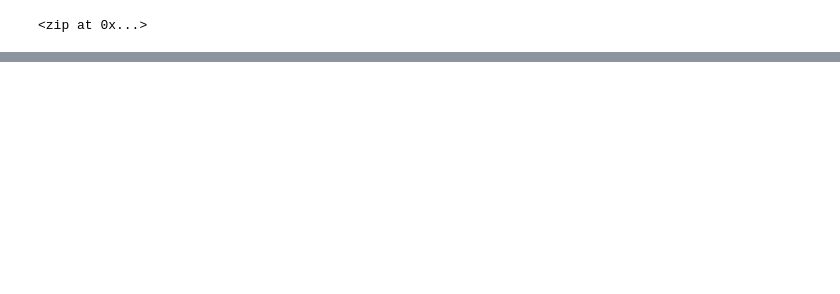
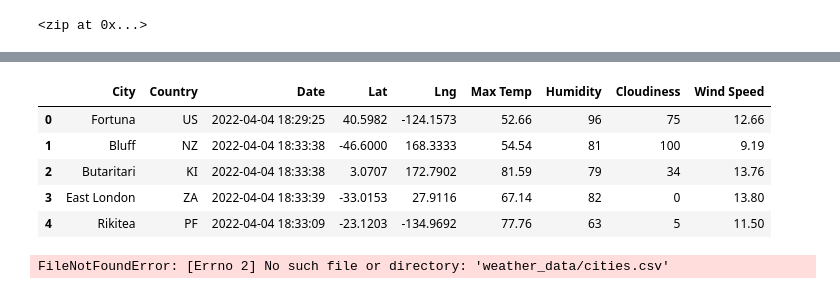
Before and after one commit to sdivakarla/World_Weather_Analysis, a Jupyter notebook: WeatherPy.ipynb, the cells around one changed output, grey strips where cells are left out. Drawn from its saved outputs; the diff is of its cells as text; code cells hidden in the pictures; blank space fills up the shorter version.

```diff
--- a/WeatherPy.ipynb
+++ b/WeatherPy.ipynb
@@ -56,0 +168,18 @@ len(cities)
+# %%
+new_column_order = ["City", "Country", "Date", "Lat", "Lng", "Max Temp", "Humidity", "Cloudiness", "Wind Speed"]
+city_data_df = city_data_df[new_column_order]
+city_data_df.head()
+# %% [output]
+|  | City | Country | Date | Lat | Lng | Max Temp | Humidity | Cloudiness | Wind Speed |
+| 0 | Fortuna | US | 2022-04-04 18:29:25 | 40.5982 | -124.1573 | 52.66 | 96 | 75 | 12.66 |
+| 1 | Bluff | NZ | 2022-04-04 18:33:38 | -46.6000 | 168.3333 | 54.54 | 81 | 100 | 9.19 |
+| 2 | Butaritari | KI | 2022-04-04 18:33:38 | 3.0707 | 172.7902 | 81.59 | 79 | 34 | 13.76 |
+| 3 | East London | ZA | 2022-04-04 18:33:39 | -33.0153 | 27.9116 | 67.14 | 82 | 0 | 13.80 |
+| 4 | Rikitea | PF | 2022-04-04 18:33:09 | -23.1203 | -134.9692 | 77.76 | 63 | 5 | 11.50 |
+# %%
+# Create the output file (CSV).
+output_data_file = "weather_data/cities.csv"
+# Export the City_Data into a CSV.
+city_data_df.to_csv(output_data_file, index_label="City_ID")
+# %% [output]
+FileNotFoundError: [Errno 2] No such file or directory: 'weather_data/cities.csv'
```
Also changed, not shown: parts of 11 cells of this notebook, 5 other files.
